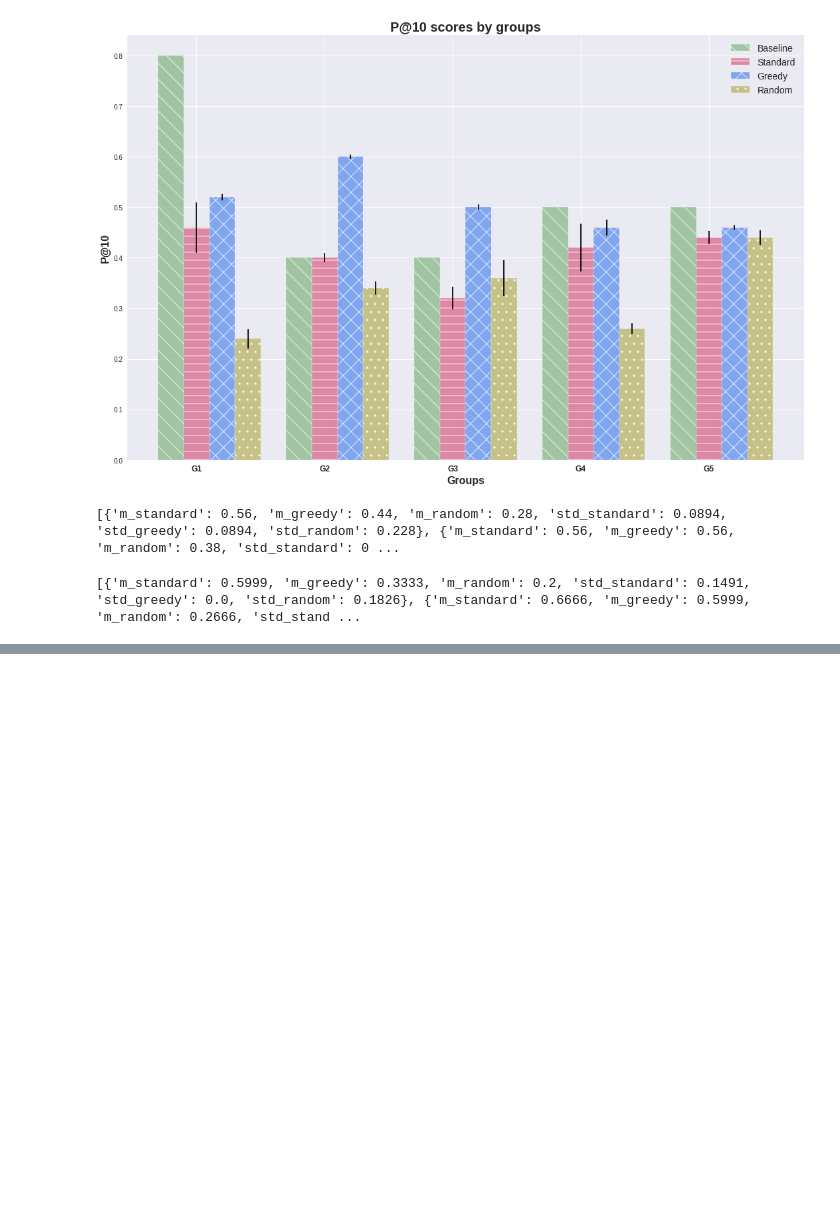
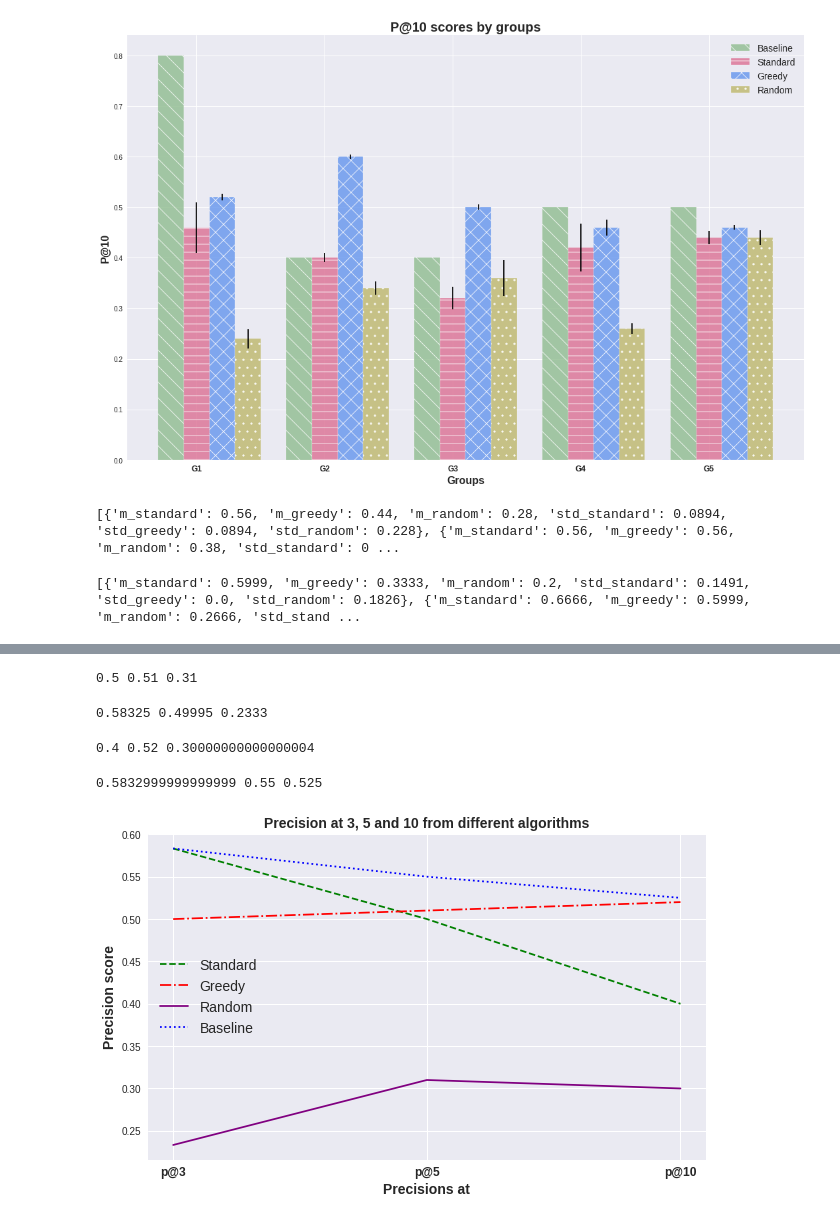
Before and after one commit to amandachagas/surprise-test, a Jupyter notebook: notebooks/Graphs.ipynb, the cells around one changed output, grey strips where cells are left out. Cells and saved outputs as stored; diff of their text form; code cells hidden in the pictures; blank space fills up the shorter version.

Commit message:
Graph ploting p@3,5,10 from different algorithms.

```diff
--- a/notebooks/Graphs.ipynb
+++ b/notebooks/Graphs.ipynb
@@ -488,0 +517,44 @@ print(p3)
+# %%
+m_p5_s, m_p5_g, m_p5_r = get_means_precision_standard_greedy_random(p5, n=4)
+print(m_p5_s, m_p5_g, m_p5_r)
+# %% [output]
+0.5 0.51 0.31
+# %%
+m_p3_s, m_p3_g, m_p3_r = get_means_precision_standard_greedy_random(p3,n=4)
+print(m_p3_s, m_p3_g, m_p3_r)
+# %% [output]
+0.58325 0.49995 0.2333
+# %%
+m_p10_s, m_p10_g, m_p10_r = get_means_precision_standard_greedy_random(p10, n=4)
+print(m_p10_s, m_p10_g, m_p10_r)
+# %% [output]
+0.4 0.52 0.30000000000000004
+# %%
+m_bl_p3 = statistics.mean(baseline_p3)
+m_bl_p5 = statistics.mean(baseline_p5)
+m_bl_p10 = statistics.mean(baseline_p10)
+print(m_bl_p3, m_bl_p5, m_bl_p10)
+# %% [output]
+0.5832999999999999 0.55 0.525
+# %%
+plt.rcParams['figure.figsize'] = (10,6)
+
+precisions = ['p@3','p@5','p@10']
+precisions_standard = [m_p3_s, m_p5_s, m_p10_s]
+precisions_greedy = [m_p3_g, m_p5_g, m_p10_g]
+precisions_random = [m_p3_r, m_p5_r, m_p10_r]
+precisions_baseline = [m_bl_p3, m_bl_p5, m_bl_p10]
+
+p_standard, = plt.plot(precisions, precisions_standard, color='green', linestyle='--')
+p_greedy, = plt.plot(precisions, precisions_greedy, color='red', linestyle='-.')
+p_random, = plt.plot(precisions, precisions_random, color='purple', linestyle='-')
+p_baseline, = plt.plot(precisions, precisions_baseline, color='blue', linestyle=':')
+
+plt.xlabel('Precisions at',fontweight="bold", fontsize=14)
+plt.ylabel('Precision score',fontweight="bold", fontsize=14)
+plt.title('Precision at 3, 5 and 10 from different algorithms',fontweight="bold", fontsize=14)
+plt.xticks(precisions, ('p@3','p@5','p@10'), fontweight="bold", fontsize="12")
+plt.legend([p_standard, p_greedy, p_random, p_baseline],['Standard','Greedy','Random','Baseline'], fontsize=14)
+plt.show()
+# %% [output]
+[figure, added]
```
Also changed, not shown: parts of 4 cells of this notebook, 1 other file.
